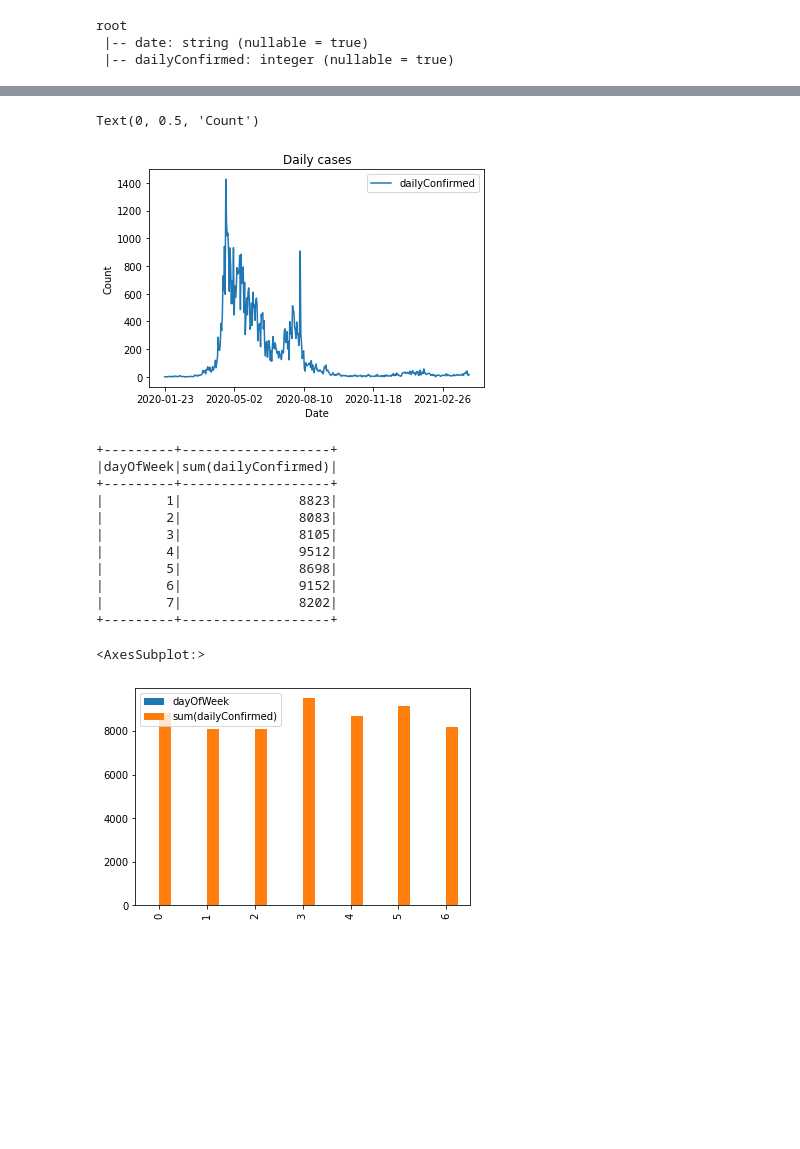
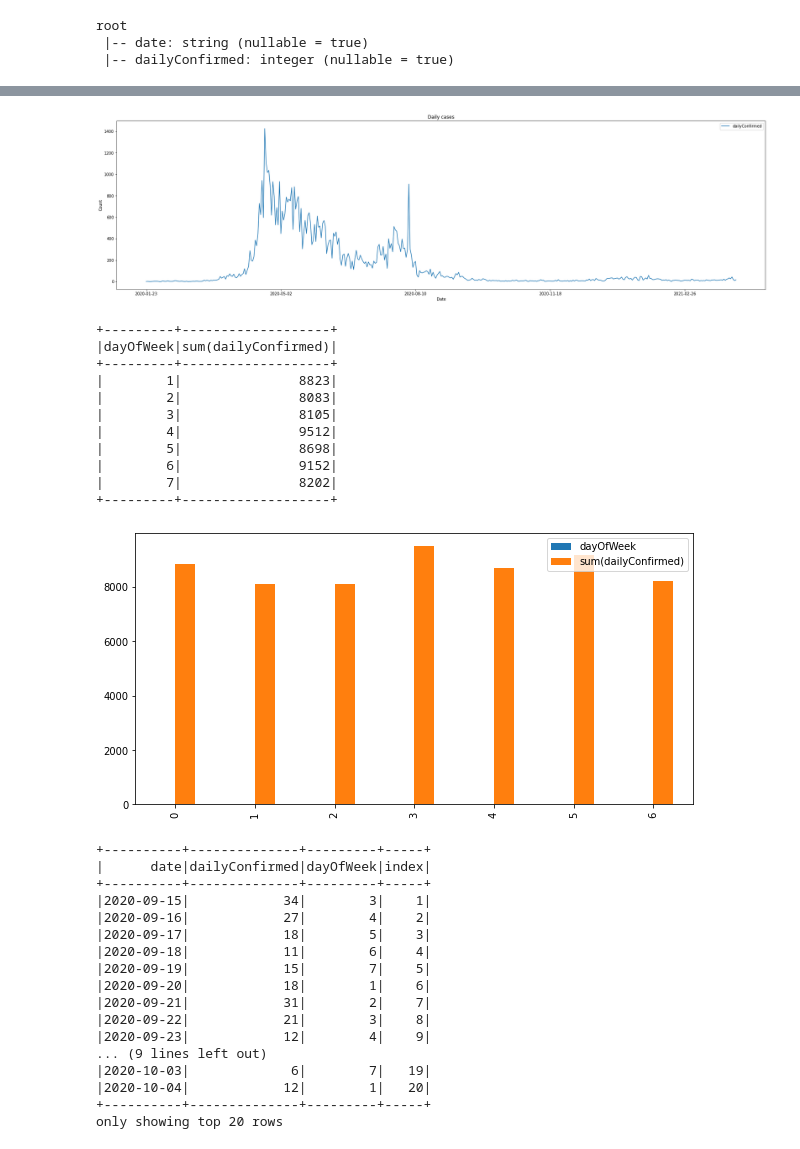
Before and after one commit to erekjiang/BigData_SafeEntry_Analytics, a Jupyter notebook: App/model_building/analyse_case_trend.ipynb, the cells around one changed output, grey strips where cells are left out. Cells and saved outputs as stored; diff of their text form; code cells hidden in the pictures; blank space fills up the shorter version.

Commit message:
update daily summary ingestion

```diff
--- a/App/model_building/analyse_case_trend.ipynb
+++ b/App/model_building/analyse_case_trend.ipynb
@@ -65,11 +65,11 @@ cases_group_by_date.printSchema()
 # %%
 cases_group_by_date.toPandas().plot(x="date", y="dailyConfirmed")
 plt.title("Daily cases")
 plt.xlabel("Date")
 plt.ylabel("Count")
+plt.rcParams["figure.figsize"] = (30,5)
 # %% [output]
-Text(0, 0.5, 'Count')
-[figure, old version]
+[figure, new version]
 # %%
 
 #cases_group_by_date.select("count").distinct().show()
@@ -80,6 +80,7 @@ cases_group_by_day_of_week = cases_group_by_date\
 cases_group_by_day_of_week.show()
 
 cases_group_by_day_of_week.toPandas().plot(kind='bar')
+plt.rcParams["figure.figsize"] = (5,5)
 # %% [output]
 +---------+-------------------+
 |dayOfWeek|sum(dailyConfirmed)|
@@ -92,8 +93,29 @@ cases_group_by_day_of_week.toPandas().plot(kind='bar')
 |        6|               9152|
 |        7|               8202|
 +---------+-------------------+
-<AxesSubplot:>
-[figure, old version]
+[figure, new version]
+# %%
+cases_group_by_date=cases_group_by_date.filter(cases_group_by_date["Date"]>='2020-09-15').drop("index")
+cases_group_by_date = add_index_to_dataframe(cases_group_by_date)
+cases_group_by_date.show()
+# %% [output]
++----------+--------------+---------+-----+
+|      date|dailyConfirmed|dayOfWeek|index|
++----------+--------------+---------+-----+
+|2020-09-15|            34|        3|    1|
+|2020-09-16|            27|        4|    2|
+|2020-09-17|            18|        5|    3|
+|2020-09-18|            11|        6|    4|
+|2020-09-19|            15|        7|    5|
+|2020-09-20|            18|        1|    6|
+|2020-09-21|            31|        2|    7|
+|2020-09-22|            21|        3|    8|
+|2020-09-23|            12|        4|    9|
+... (9 lines left out)
+|2020-10-03|             6|        7|   19|
+|2020-10-04|            12|        1|   20|
++----------+--------------+---------+-----+
+only showing top 20 rows
 # %%
 # Split into training data and test data
 total_count = cases_group_by_date.count()
```
Also changed, not shown: parts of 6 cells of this notebook, 3 other files.
